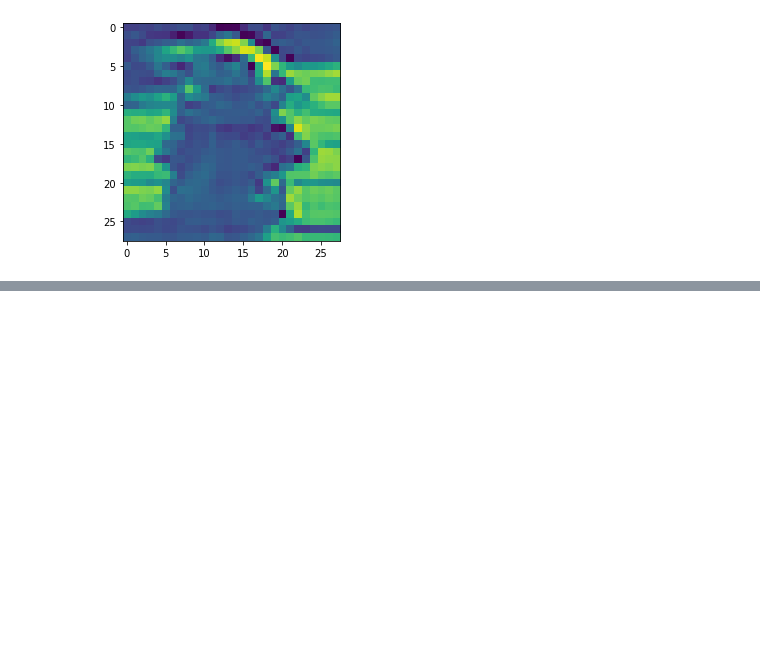
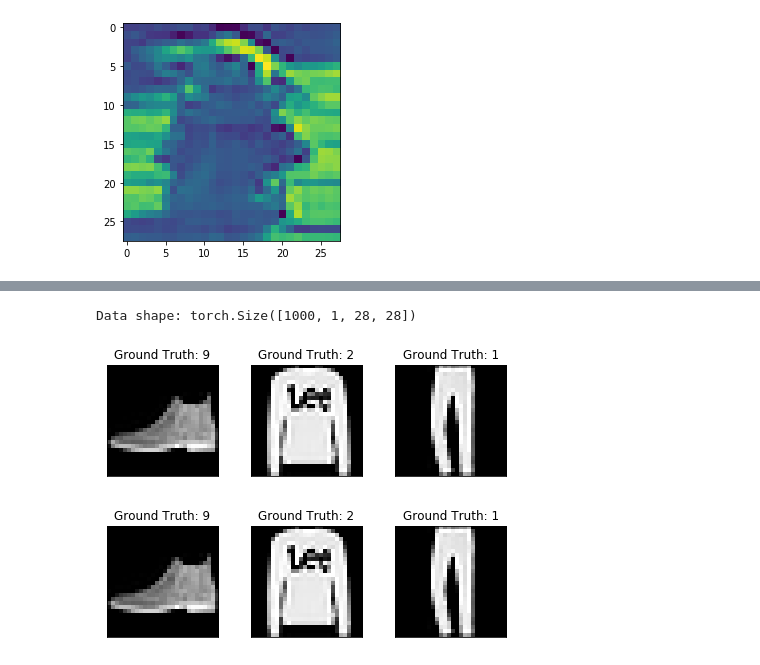
Before and after one commit to leonardoaraujosantos/MLBookCode, a Jupyter notebook: notebooks/evd_dl_pytorch.ipynb, the cells around one changed output, grey strips where cells are left out. Drawn from its saved outputs; the diff is of its cells as text; code cells hidden in the pictures; blank space fills up the shorter version.

Commit message:
Working on Bayesian example

```diff
--- a/notebooks/evd_dl_pytorch.ipynb
+++ b/notebooks/evd_dl_pytorch.ipynb
@@ -242,0 +243,18 @@ Classifications:
+# %%
+import fashion_mnist_data_pytorch as data_out
+examples_out = enumerate(data_out.dataloaders['val'])
+batch_idx, (example_data_out, example_targets) = next(examples_out)
+print('Data shape:', example_data_out.shape)
+fig = plt.figure()
+for i in range(3):
+    plt.subplot(2,3,i+1)
+    plt.tight_layout()
+    plt.imshow(example_data_out[i][0], cmap='gray', interpolation='none')
+    plt.title("Ground Truth: {}".format(example_targets[i]))
+    plt.xticks([])
+    plt.yticks([])
+fig
+# %% [output]
+Data shape: torch.Size([1000, 1, 28, 28])
+[figure, added]
+[figure, added]
```
Also changed, not shown: parts of 3 cells of this notebook, 2 other files.
